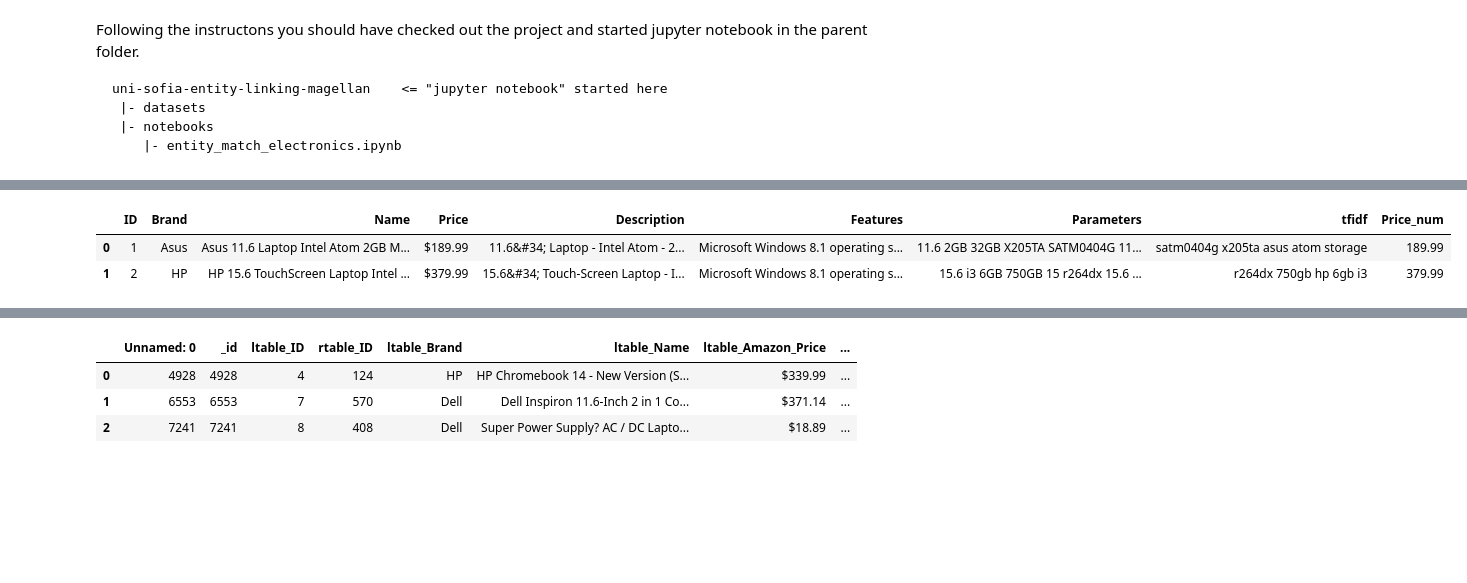
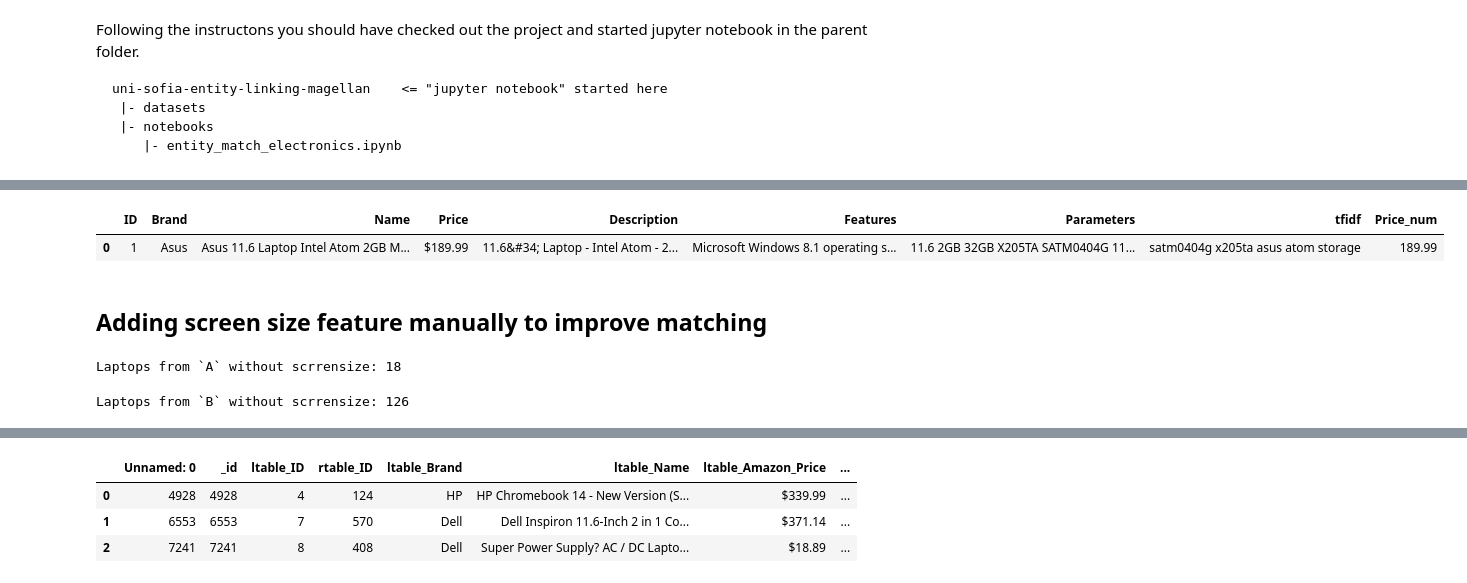
Before and after one commit to borkox/uni-sofia-entity-linking-magellan, a Jupyter notebook: notebooks/entity_match_electronics.ipynb, the cells around one changed output, grey strips where cells are left out. Cells and saved outputs as stored; diff of their text form; code cells hidden in the pictures; blank space fills up the shorter version.

```diff
--- a/notebooks/entity_match_electronics.ipynb
+++ b/notebooks/entity_match_electronics.ipynb
@@ -45,6 +42,7 @@ A.head(2)
 # %%
-B.head(2)
+B.head(1)
 # %% [output]
 |  | ID | Brand | Name | Price | Description | Features | Parameters | tfidf | Price_num |
 | 0 | 1 | Asus | Asus 11.6 Laptop Intel Atom 2GB M... | $189.99 | 11.6&#34; Laptop - Intel Atom - 2... | Microsoft Windows 8.1 operating s... | 11.6 2GB 32GB X205TA SATM0404G 11... | satm0404g x205ta asus atom storage | 189.99 |
-| 1 | 2 | HP | HP 15.6 TouchScreen Laptop Intel ... | $379.99 | 15.6&#34; Touch-Screen Laptop - I... | Microsoft Windows 8.1 operating s... | 15.6 i3 6GB 750GB 15 r264dx 15.6 ... | r264dx 750gb hp 6gb i3 | 379.99 |
+# %% [markdown]
+## Adding screen size feature manually to improve matching
@@ -51,3 +93,13 @@ B.head(2)
+# %%
+print("Laptops from `A` without scrrensize:", \
+      len(A[(A['Screen']=='none') & (A['Price_num'] > 200)]))
+# %% [output]
+Laptops from `A` without scrrensize: 18
+# %%
+print("Laptops from `B` without scrrensize:", \
+      len(B[(B['Screen']=='none') & (B['Price_num'] > 200)]))
+# %% [output]
+Laptops from `B` without scrrensize: 126
 # %%
 
 # Load the pre-labeled data
```
Also changed, not shown: parts of 15 cells of this notebook, 1 other file.
